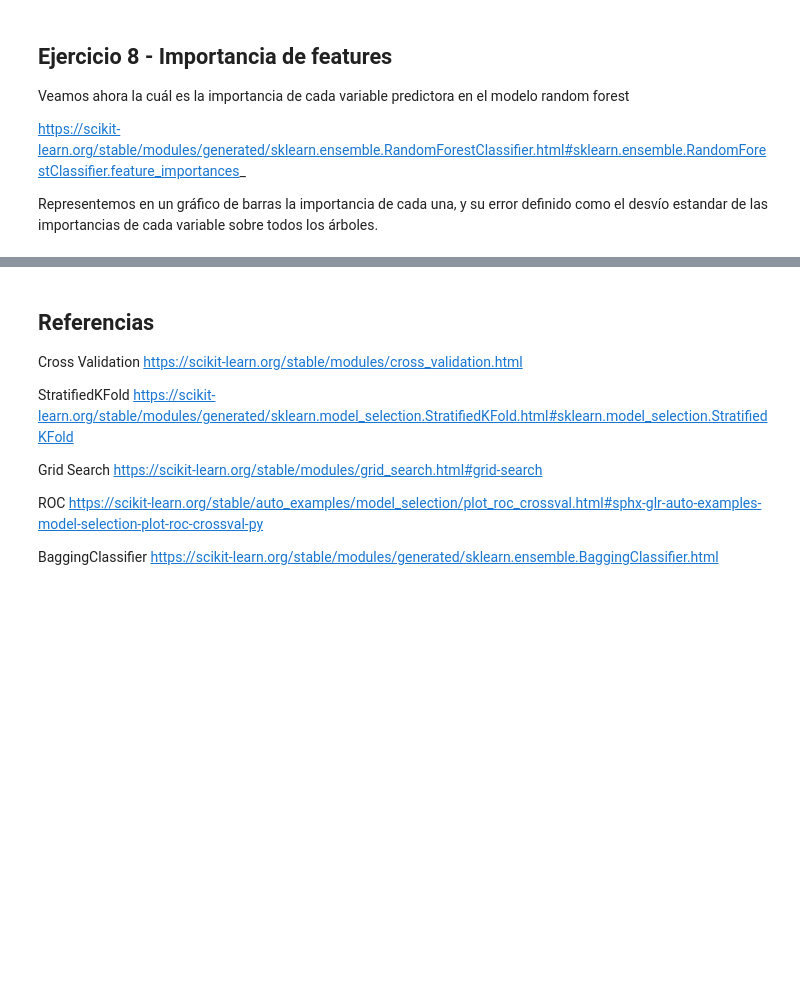
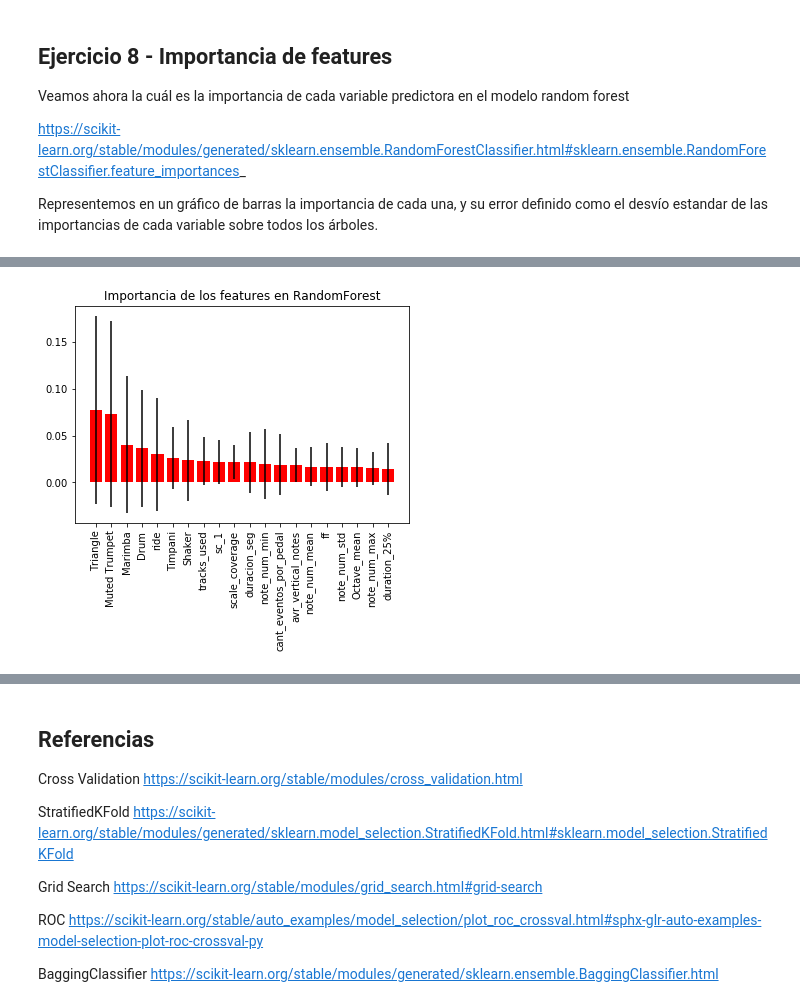
Before and after one commit to PatricioGuinle/DHDS_IV, a Jupyter notebook: Desafio IV Comparacion de modelos.ipynb, the cells around one changed output, grey strips where cells are left out. Drawn from its saved outputs; the diff is of its cells as text; code cells hidden in the pictures; blank space fills up the shorter version.

```diff
--- a/Desafio IV Comparacion de modelos.ipynb
+++ b/Desafio IV Comparacion de modelos.ipynb
@@ -582,9 +722,13 @@ data_to_plot
 # %%
+data_to_plot_top = data_to_plot.head(20)
+
 plt.figure()
 plt.title("Importancia de los features en RandomForest")
-x_values = range(data_to_plot.shape[0])
-y_values = data_to_plot.importance
-y_err = data_to_plot.error
+x_values = range(data_to_plot_top.shape[0])
+y_values = data_to_plot_top.importance
+y_err = data_to_plot_top.error
 plt.bar(x_values, y_values, color="r", align="center", yerr=y_err )
-plt.xticks(x_values, data_to_plot.feature, rotation=90)
+plt.xticks(x_values, data_to_plot_top.feature, rotation=90)
 plt.show()
+# %% [output]
+[figure, added]
```
Also changed, not shown: parts of 11 cells of this notebook.
